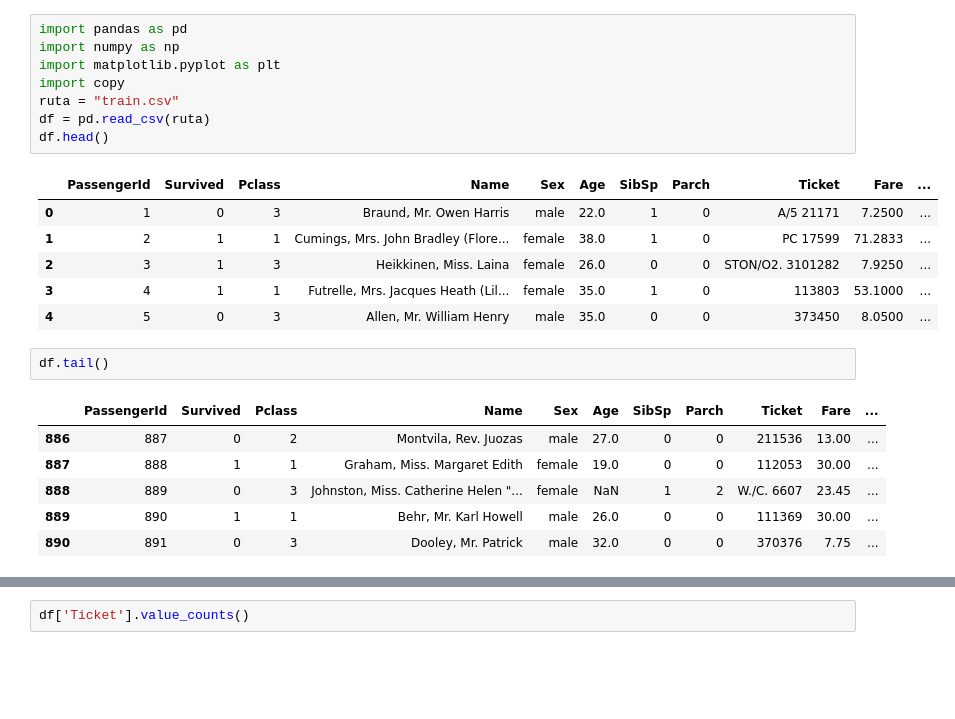
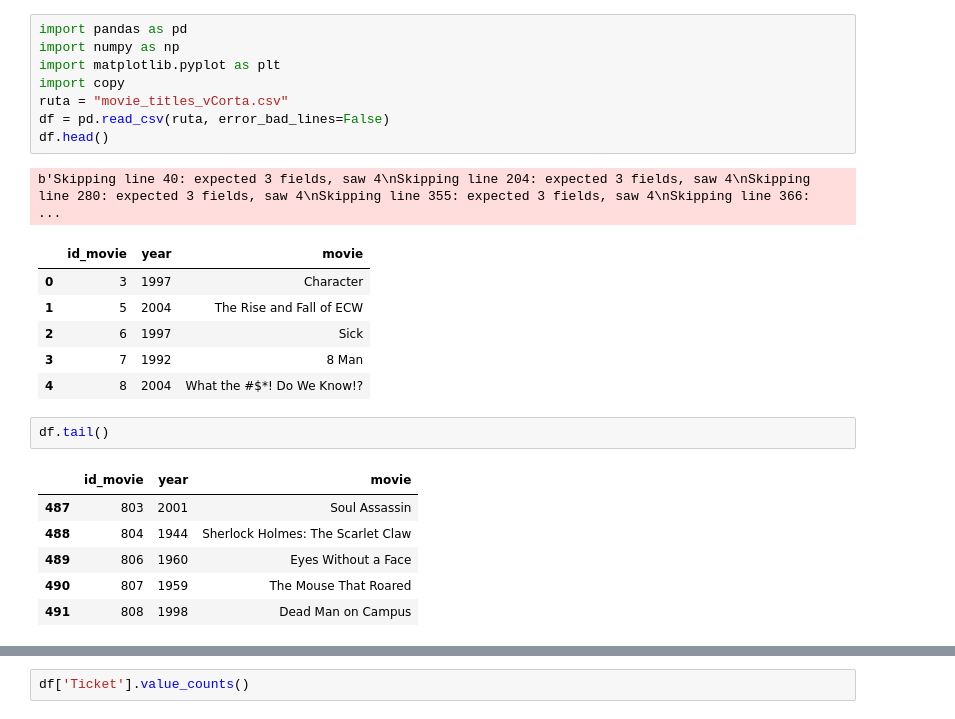
Before and after one commit to Gonxolo/DreamTeam, a Jupyter notebook: Clase_3.ipynb, the cells around one changed output, grey strips where cells are left out. Saved outputs shown, nothing was run; the diff lists cells and outputs as text; blank space fills up the shorter version.

```diff
--- a/Clase_3.ipynb
+++ b/Clase_3.ipynb
@@ -1,24 +1,25 @@
 # %%
 import pandas as pd
 import numpy as np
 import matplotlib.pyplot as plt
 import copy
-ruta = "train.csv"
-df = pd.read_csv(ruta)
+ruta = "movie_titles_vCorta.csv"
+df = pd.read_csv(ruta, error_bad_lines=False)
 df.head()
 # %% [output]
+b'Skipping line 40: expected 3 fields, saw 4\nSkipping line 204: expected 3 fields, saw 4\nSkipping line 280: expected 3 fields, saw 4\nSkipping line 355: expected 3 fields, saw 4\nSkipping line 366:  ...
-|  | PassengerId | Survived | Pclass | Name | Sex | Age | SibSp | Parch | Ticket | Fare | ... |
-| 0 | 1 | 0 | 3 | Braund, Mr. Owen Harris | male | 22.0 | 1 | 0 | A/5 21171 | 7.2500 | ... |
-| 1 | 2 | 1 | 1 | Cumings, Mrs. John Bradley (Flore... | female | 38.0 | 1 | 0 | PC 17599 | 71.2833 | ... |
-| 2 | 3 | 1 | 3 | Heikkinen, Miss. Laina | female | 26.0 | 0 | 0 | STON/O2. 3101282 | 7.9250 | ... |
-| 3 | 4 | 1 | 1 | Futrelle, Mrs. Jacques Heath (Lil... | female | 35.0 | 1 | 0 | 113803 | 53.1000 | ... |
-| 4 | 5 | 0 | 3 | Allen, Mr. William Henry | male | 35.0 | 0 | 0 | 373450 | 8.0500 | ... |
+|  | id_movie | year | movie |
+| 0 | 3 | 1997 | Character |
+| 1 | 5 | 2004 | The Rise and Fall of ECW |
+| 2 | 6 | 1997 | Sick |
+| 3 | 7 | 1992 | 8 Man |
+| 4 | 8 | 2004 | What the #$*! Do We Know!? |
 # %%
 df.tail()
 # %% [output]
-|  | PassengerId | Survived | Pclass | Name | Sex | Age | SibSp | Parch | Ticket | Fare | ... |
-| 886 | 887 | 0 | 2 | Montvila, Rev. Juozas | male | 27.0 | 0 | 0 | 211536 | 13.00 | ... |
-| 887 | 888 | 1 | 1 | Graham, Miss. Margaret Edith | female | 19.0 | 0 | 0 | 112053 | 30.00 | ... |
-| 888 | 889 | 0 | 3 | Johnston, Miss. Catherine Helen "... | female | NaN | 1 | 2 | W./C. 6607 | 23.45 | ... |
-| 889 | 890 | 1 | 1 | Behr, Mr. Karl Howell | male | 26.0 | 0 | 0 | 111369 | 30.00 | ... |
-| 890 | 891 | 0 | 3 | Dooley, Mr. Patrick | male | 32.0 | 0 | 0 | 370376 | 7.75 | ... |
+|  | id_movie | year | movie |
+| 487 | 803 | 2001 | Soul Assassin |
+| 488 | 804 | 1944 | Sherlock Holmes: The Scarlet Claw |
+| 489 | 806 | 1960 | Eyes Without a Face |
+| 490 | 807 | 1959 | The Mouse That Roared |
+| 491 | 808 | 1998 | Dead Man on Campus |
```
Also changed, not shown: parts of 9 cells of this notebook.
